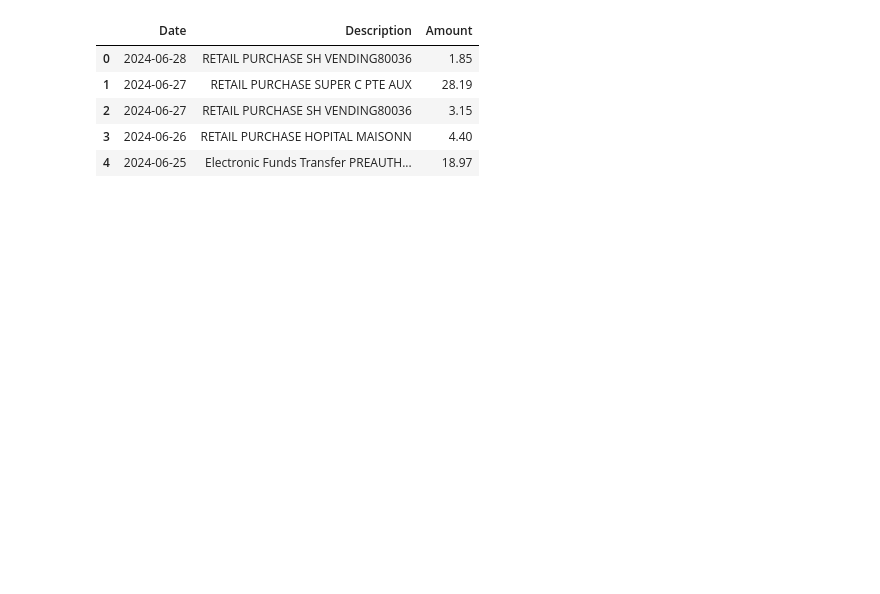
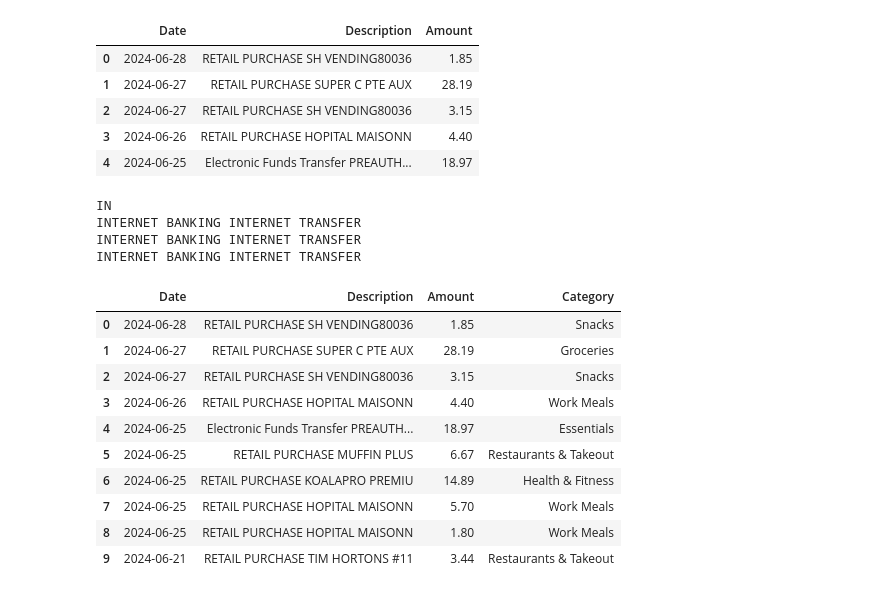
Before and after one commit to eglantinc/Personal-Finance-Analyzer, a Jupyter notebook: csv_cleaner.ipynb, the cells around one changed output. Saved outputs shown, nothing was run; the diff lists cells and outputs as text; code cells hidden in the pictures; blank space fills up the shorter version.

Commit message:
Standardize the content of the dataframe to make analysis later on

```diff
--- a/csv_cleaner.ipynb
+++ b/csv_cleaner.ipynb
@@ -64,0 +68,29 @@ spending.head(5)
+# %%
+def categorize_description(description):
+    description = description.upper()
+    for category, keywords in category_keywords.items():
+        if any(keyword in description for keyword in keywords):
+            return category
+    print(description)
+    return "Unknown"
+
+
+spending["Category"] = spending["Description"].apply(categorize_description)
+
+spending.head(10)
+# %% [output]
+IN
+INTERNET BANKING INTERNET TRANSFER
+INTERNET BANKING INTERNET TRANSFER
+INTERNET BANKING INTERNET TRANSFER
+|  | Date | Description | Amount | Category |
+| 0 | 2024-06-28 | RETAIL PURCHASE SH VENDING80036 | 1.85 | Snacks |
+| 1 | 2024-06-27 | RETAIL PURCHASE SUPER C PTE AUX | 28.19 | Groceries |
+| 2 | 2024-06-27 | RETAIL PURCHASE SH VENDING80036 | 3.15 | Snacks |
+| 3 | 2024-06-26 | RETAIL PURCHASE HOPITAL MAISONN | 4.40 | Work Meals |
+| 4 | 2024-06-25 | Electronic Funds Transfer PREAUTH... | 18.97 | Essentials |
+| 5 | 2024-06-25 | RETAIL PURCHASE MUFFIN PLUS | 6.67 | Restaurants & Takeout |
+| 6 | 2024-06-25 | RETAIL PURCHASE KOALAPRO PREMIU | 14.89 | Health & Fitness |
+| 7 | 2024-06-25 | RETAIL PURCHASE HOPITAL MAISONN | 5.70 | Work Meals |
+| 8 | 2024-06-25 | RETAIL PURCHASE HOPITAL MAISONN | 1.80 | Work Meals |
+| 9 | 2024-06-21 | RETAIL PURCHASE TIM HORTONS #11 | 3.44 | Restaurants & Takeout |
```
Also changed, not shown: parts of 5 cells of this notebook.
